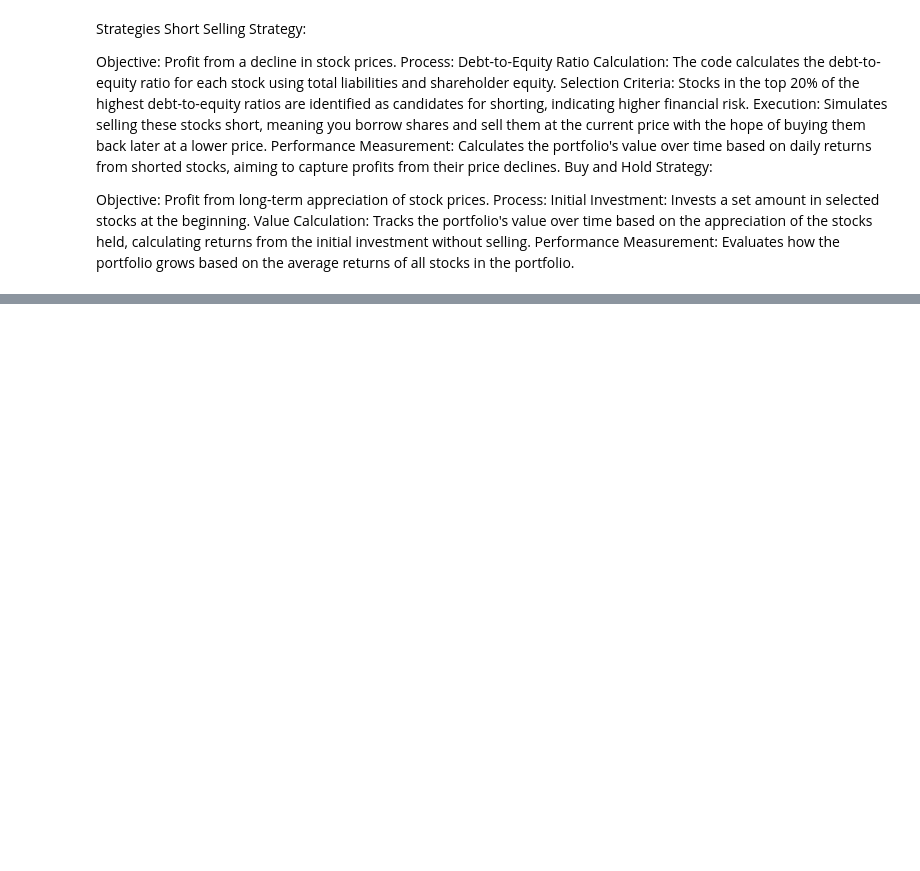
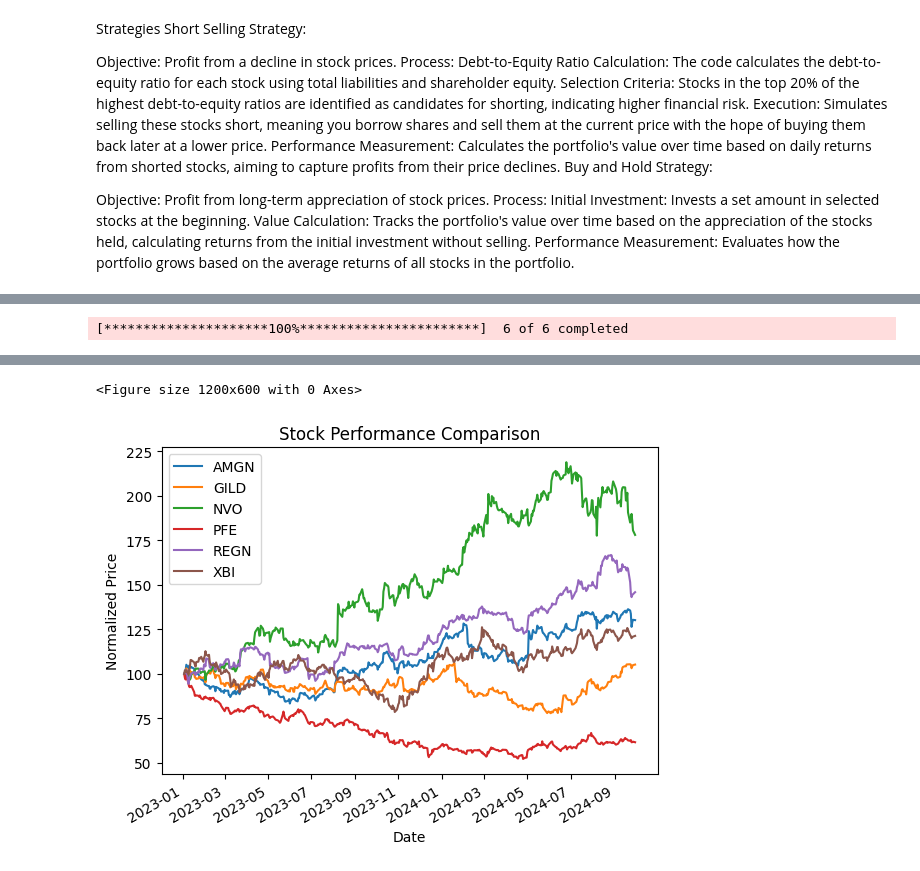
Before and after one commit to mukeshcodeshere/adar1_private, a Jupyter notebook: WHAT_MOVES_XBI/short_study.ipynb, the cells around one changed output, grey strips where cells are left out. Cells and saved outputs as stored; diff of their text form; code cells hidden in the pictures; blank space fills up the shorter version.

```diff
--- a/WHAT_MOVES_XBI/short_study.ipynb
+++ b/WHAT_MOVES_XBI/short_study.ipynb
@@ -216,0 +639,77 @@ Performance Measurement: Evaluates how the portfolio grows based on the average
+# %%
+import yfinance as yf
+import pandas as pd
+import numpy as np
+from scipy import stats
+import matplotlib.pyplot as plt
+
+def get_stock_data(tickers, start_date, end_date):
+    data = yf.download(tickers, start=start_date, end=end_date)
+    return data['Adj Close']
+
+def calculate_returns(prices):
+    return prices.pct_change()
+
+def calculate_metrics(returns, prices):
+    metrics = pd.DataFrame()
+    metrics['Annualized Return'] = returns.mean() * 252
+    metrics['Volatility'] = returns.std() * np.sqrt(252)
+    metrics['Sharpe Ratio'] = metrics['Annualized Return'] / metrics['Volatility']
+    metrics['Max Drawdown'] = (prices / prices.cummax() - 1).min()
+    metrics['Beta'] = returns.apply(lambda x: stats.linregress(returns['XBI'], x)[0])
+    return metrics
+
+def analyze_financials(tickers):
+    financials = {}
+    for ticker in tickers:
+        stock = yf.Ticker(ticker)
+        financials[ticker] = {
+            'P/E Ratio': stock.info.get('trailingPE', np.nan),
+            'Debt to Equity': stock.info.get('debtToEquity', np.nan),
+            'Current Ratio': stock.info.get('currentRatio', np.nan),
+            'ROE': stock.info.get('returnOnEquity', np.nan),
+            'Profit Margin': stock.info.get('profitMargins', np.nan)
+        }
+    return pd.DataFrame(financials).T
+
+def identify_short_candidates(metrics, financials):
+    short_candidates = pd.DataFrame()
+    short_candidates['Low Returns'] = metrics['Annualized Return'] < metrics['Annualized Return'].median()
+    short_candidates['High Volatility'] = metrics['Volatility'] > metrics['Volatility'].median()
+    short_candidates['Negative Sharpe'] = metrics['Sharpe Ratio'] < 0
+    short_candidates['Large Drawdown'] = metrics['Max Drawdown'] < metrics['Max Drawdown'].median()
+    short_candidates['High P/E'] = financials['P/E Ratio'] > financials['P/E Ratio'].median()
+    short_candidates['High Debt'] = financials['Debt to Equity'] > financials['Debt to Equity'].median()
+    short_candidates['Low Current Ratio'] = financials['Current Ratio'] < 1
+    short_candidates['Low ROE'] = financials['ROE'] < financials['ROE'].median()
+    short_candidates['Low Profit Margin'] = financials['Profit Margin'] < financials['Profit Margin'].median()
+    short_candidates['Short Score'] = short_candidates.sum(axis=1)
+    return short_candidates.sort_values('Short Score', ascending=False)
+
+# Main analysis
+tickers = ['NVO', 'PFE', 'AMGN', 'REGN', 'GILD', 'XBI']
+start_date = '2023-01-01'
+end_date = '2024-10-01'
+
+prices = get_stock_data(tickers, start_date, end_date)
+returns = calculate_returns(prices)
+metrics = calculate_metrics(returns, prices)
+financials = analyze_financials(tickers[:-1])  # Exclude XBI from financials
+short_candidates = identify_short_candidates(metrics.iloc[:-1], financials)  # Exclude XBI from short candidates
+
+print("Performance Metrics:")
+print(metrics)
+print("\nFinancial Metrics:")
+print(financials)
+print("\nShort Candidates Analysis:")
+print(short_candidates)
+
+# Visualize stock performance
+plt.figure(figsize=(12, 6))
+(prices / prices.iloc[0] * 100).plot()
+plt.title('Stock Performance Comparison')
+plt.ylabel('Normalized Price')
+plt.legend()
+plt.show()
+# %% [output]
+[*********************100%***********************]  6 of 6 completed
@@ -216,0 +733,2 @@ Performance Measurement: Evaluates how the portfolio grows based on the average
+<Figure size 1200x600 with 0 Axes>
+[figure, added]
```
Also changed, not shown: parts of 9 cells of this notebook, 6 other files.
